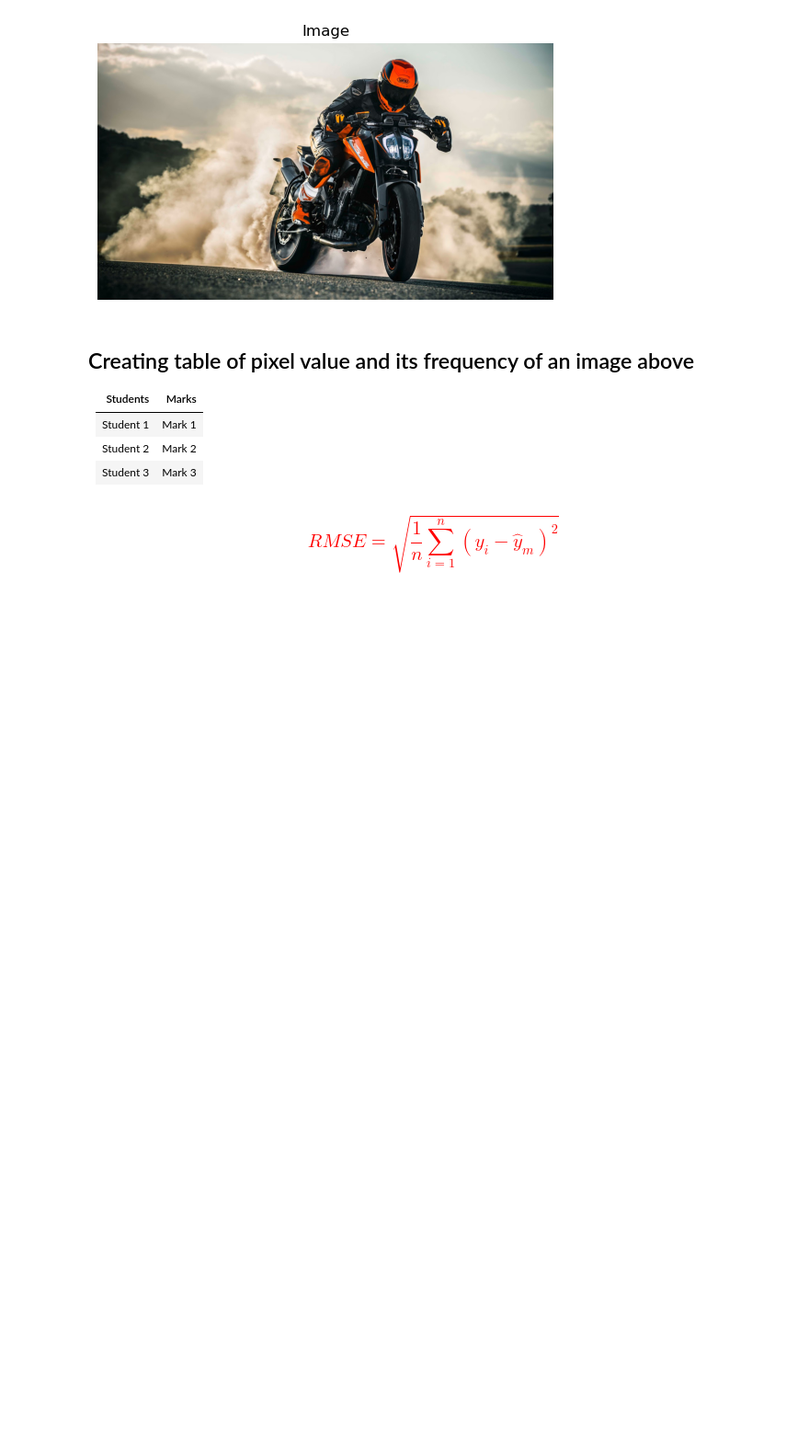
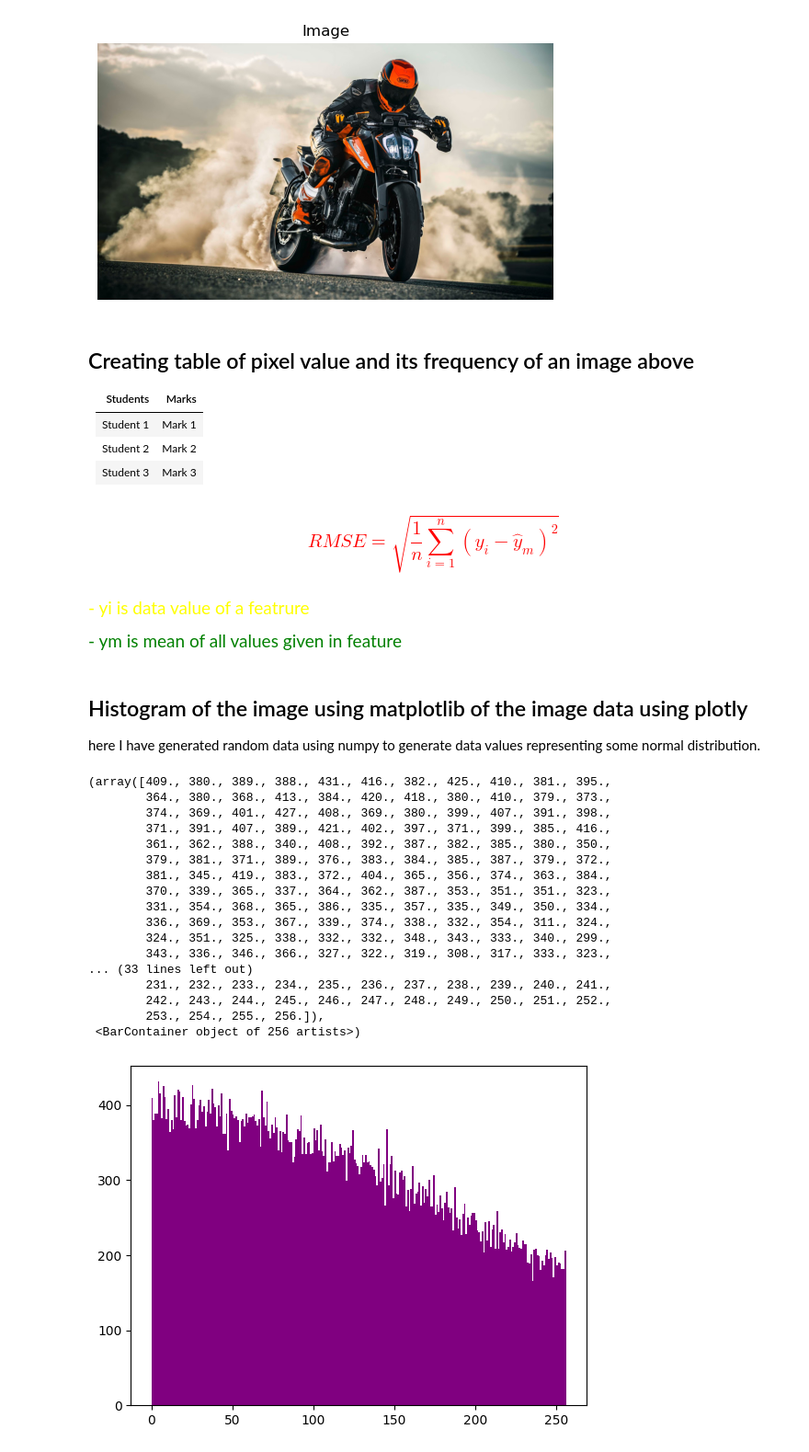
Before and after one commit to prakharninja0927/group9-miniproject, a Jupyter notebook: notebook.ipynb, the cells around one changed output. Shown at 92% size. Cells and saved outputs as stored; diff of their text form; code cells hidden in the pictures; blank space fills up the shorter version.

Commit message:
Added Histogram

```diff
--- a/notebook.ipynb
+++ b/notebook.ipynb
@@ -52,3 +52,37 @@ fig = go.Figure(data=[table], layout=layout)
 fig.show()
 # %% [markdown]
 <span style="color:red; font-size:19px;"> $$RMSE = \sqrt{\frac{1}{n}\sum_{i=1}^{n}(y_i - \hat{y}_m)^2} $$ </span>
+# %% [markdown]
+
+<span style="color:yellow; font-size:19px;">- yi is data value of a featrure</span>
+
+<span style="color:green; font-size:19px;">- ym is mean of all values given in feature</span>
+# %% [markdown]
+## Histogram of the image using matplotlib of the image data using plotly
+here I have generated random data using numpy to generate data values representing some normal distribution.
+# %%
+# Generate random data
+data = np.random.normal(0, 200, 200000)
+# Create a histogram of pixel intensities using Matplotlib
+histogram, bins = np.histogram(data.flatten(), bins=256, range=[0, 256])
+# %%
+plt.hist(data, bins,color='purple')
+# %% [output]
+(array([409., 380., 389., 388., 431., 416., 382., 425., 410., 381., 395.,
+        364., 380., 368., 413., 384., 420., 418., 380., 410., 379., 373.,
+        374., 369., 401., 427., 408., 369., 380., 399., 407., 391., 398.,
+        371., 391., 407., 389., 421., 402., 397., 371., 399., 385., 416.,
+        361., 362., 388., 340., 408., 392., 387., 382., 385., 380., 350.,
+        379., 381., 371., 389., 376., 383., 384., 385., 387., 379., 372.,
+        381., 345., 419., 383., 372., 404., 365., 356., 374., 363., 384.,
+        370., 339., 365., 337., 364., 362., 387., 353., 351., 351., 323.,
+        331., 354., 368., 365., 386., 335., 357., 335., 349., 350., 334.,
+        336., 369., 353., 367., 339., 374., 338., 332., 354., 311., 324.,
+        324., 351., 325., 338., 332., 332., 348., 343., 333., 340., 299.,
+        343., 336., 346., 366., 327., 322., 319., 308., 317., 333., 323.,
+... (33 lines left out)
+        231., 232., 233., 234., 235., 236., 237., 238., 239., 240., 241.,
+        242., 243., 244., 245., 246., 247., 248., 249., 250., 251., 252.,
+        253., 254., 255., 256.]),
+ <BarContainer object of 256 artists>)
+[figure, added]
```
